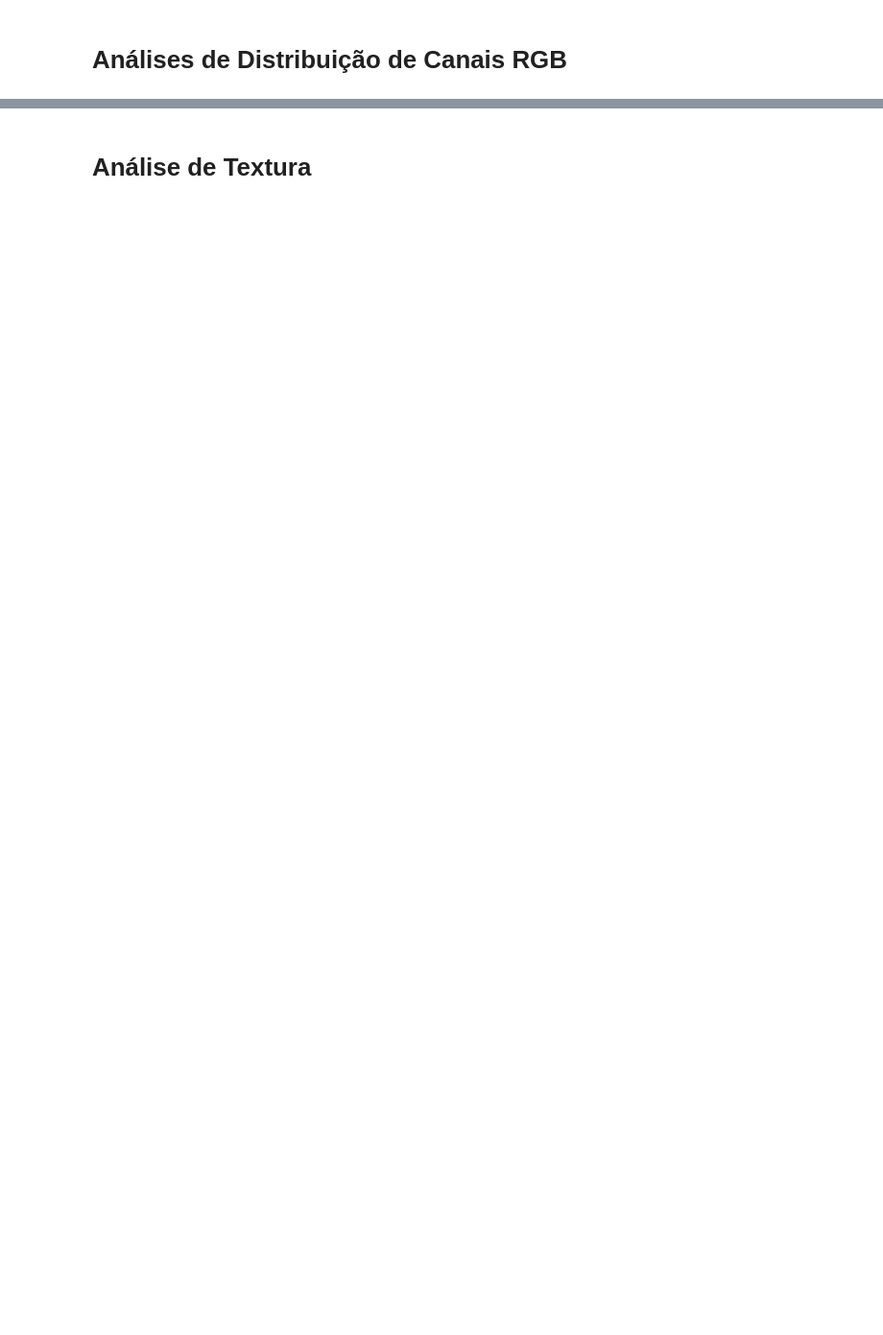
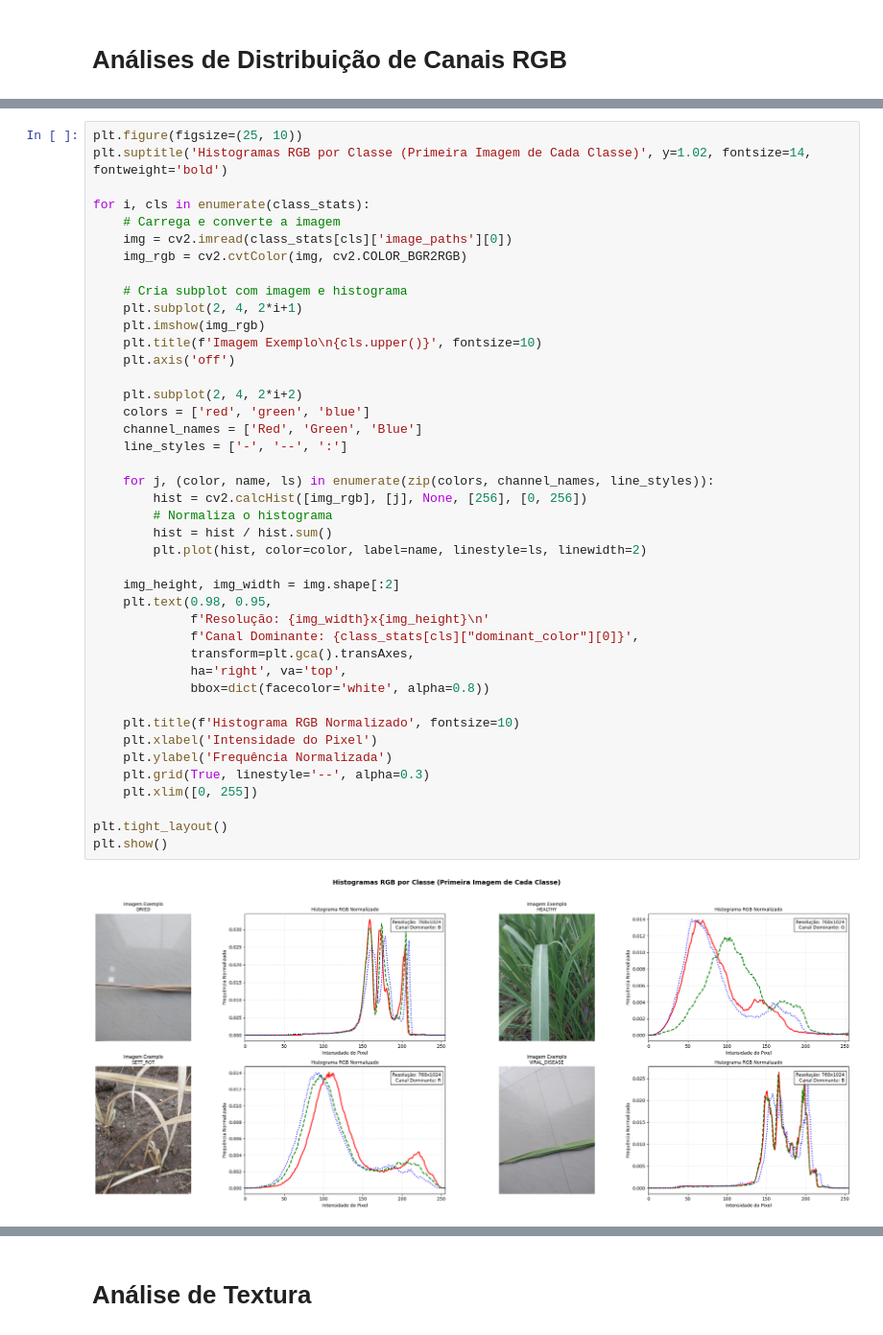
Before and after one commit to BrunoAFurquim/Sugarcane-Disease-Classification, a Jupyter notebook: sugarcane_disease_exploratory_analysis.ipynb, the cells around one changed output, grey strips where cells are left out. Shown at 96% size. Drawn from its saved outputs; the diff is of its cells as text; blank space fills up the shorter version.

```diff
--- a/sugarcane_disease_exploratory_analysis.ipynb
+++ b/sugarcane_disease_exploratory_analysis.ipynb
@@ -282,0 +339,44 @@ plt.show()
+# %%
+plt.figure(figsize=(25, 10))
+plt.suptitle('Histogramas RGB por Classe (Primeira Imagem de Cada Classe)', y=1.02, fontsize=14, fontweight='bold')
+
+for i, cls in enumerate(class_stats):
+    # Carrega e converte a imagem
+    img = cv2.imread(class_stats[cls]['image_paths'][0])
+    img_rgb = cv2.cvtColor(img, cv2.COLOR_BGR2RGB)
+
+    # Cria subplot com imagem e histograma
+    plt.subplot(2, 4, 2*i+1)
+    plt.imshow(img_rgb)
+    plt.title(f'Imagem Exemplo\n{cls.upper()}', fontsize=10)
+    plt.axis('off')
+
+    plt.subplot(2, 4, 2*i+2)
+    colors = ['red', 'green', 'blue']
+    channel_names = ['Red', 'Green', 'Blue']
+    line_styles = ['-', '--', ':']
+
+    for j, (color, name, ls) in enumerate(zip(colors, channel_names, line_styles)):
+        hist = cv2.calcHist([img_rgb], [j], None, [256], [0, 256])
+        # Normaliza o histograma
+        hist = hist / hist.sum()
+        plt.plot(hist, color=color, label=name, linestyle=ls, linewidth=2)
+
+    img_height, img_width = img.shape[:2]
+    plt.text(0.98, 0.95,
+             f'Resolução: {img_width}x{img_height}\n'
+             f'Canal Dominante: {class_stats[cls]["dominant_color"][0]}',
+             transform=plt.gca().transAxes,
+             ha='right', va='top',
+             bbox=dict(facecolor='white', alpha=0.8))
+
+    plt.title(f'Histograma RGB Normalizado', fontsize=10)
+    plt.xlabel('Intensidade do Pixel')
+    plt.ylabel('Frequência Normalizada')
+    plt.grid(True, linestyle='--', alpha=0.3)
+    plt.xlim([0, 255])
+
+plt.tight_layout()
+plt.show()
+# %% [output]
+[figure, added]
```
Also changed, not shown: parts of 18 cells of this notebook.
